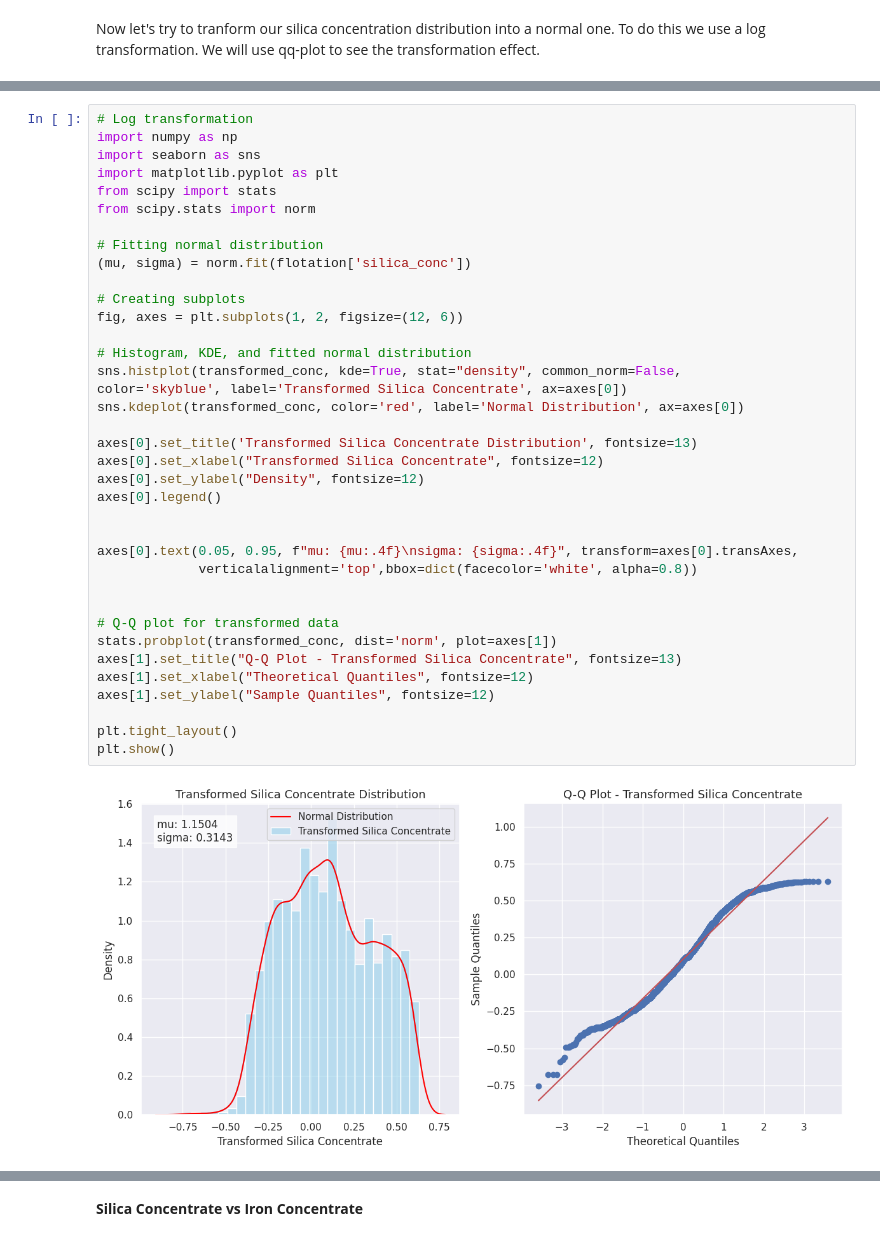
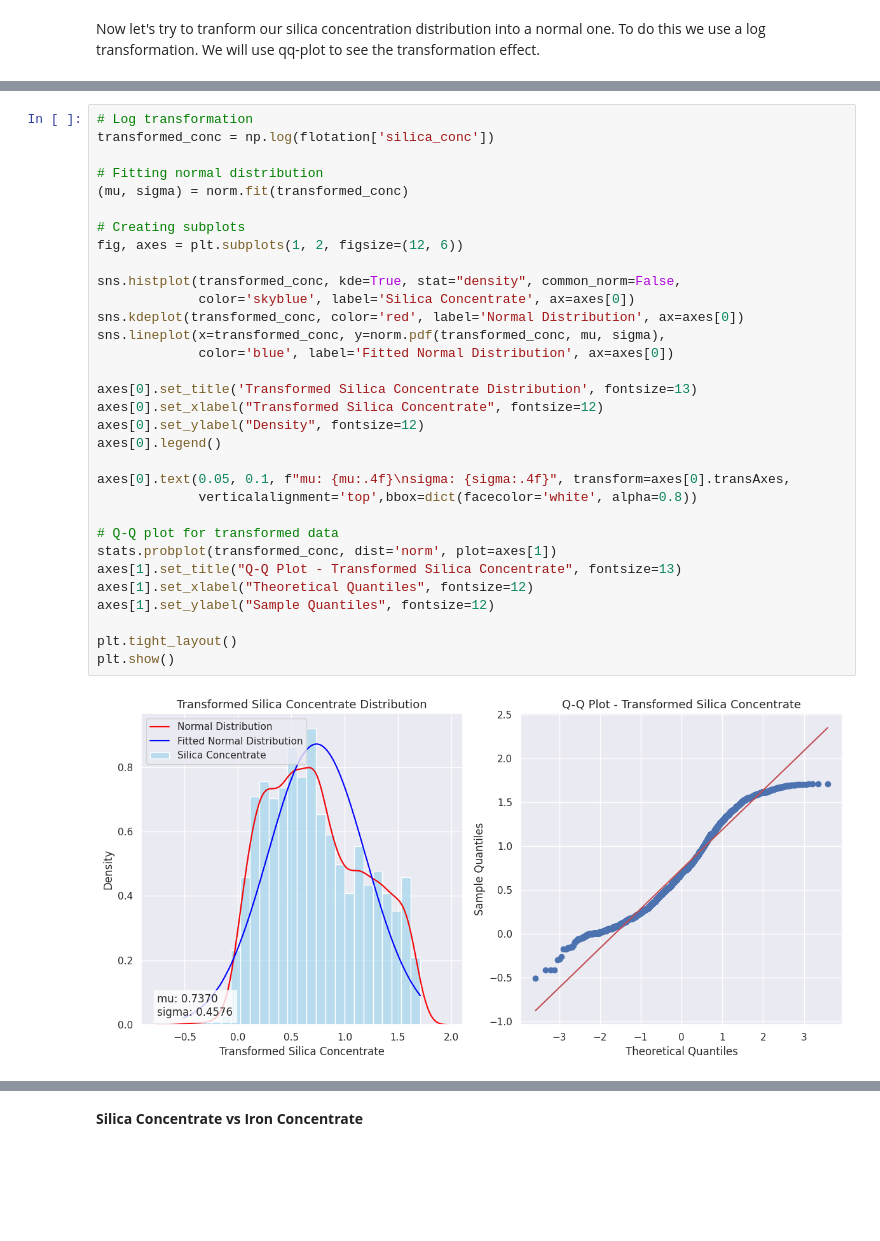
Before and after one commit to arifaygun/ML_Calisma_Notebooklari, a Jupyter notebook: AA_Graduate_Project_2_Silica.ipynb, the cells around one changed output, grey strips where cells are left out. Saved outputs shown, nothing was run; the diff lists cells and outputs as text; blank space fills up the shorter version.

```diff
--- a/AA_Graduate_Project_2_Silica.ipynb
+++ b/AA_Graduate_Project_2_Silica.ipynb
@@ -221,39 +290,34 @@ Now let's try to tranform our silica concentration distribution into a normal on
 # %%
 # Log transformation
-import numpy as np
-import seaborn as sns
-import matplotlib.pyplot as plt
-from scipy import stats
-from scipy.stats import norm
+transformed_conc = np.log(flotation['silica_conc'])
 
 # Fitting normal distribution
-(mu, sigma) = norm.fit(flotation['silica_conc'])
+(mu, sigma) = norm.fit(transformed_conc)
 
 # Creating subplots
 fig, axes = plt.subplots(1, 2, figsize=(12, 6))
 
-# Histogram, KDE, and fitted normal distribution
 sns.histplot(transformed_conc, kde=True, stat="density", common_norm=False,
-color='skyblue', label='Transformed Silica Concentrate', ax=axes[0])
+             color='skyblue', label='Silica Concentrate', ax=axes[0])
 sns.kdeplot(transformed_conc, color='red', label='Normal Distribution', ax=axes[0])
+sns.lineplot(x=transformed_conc, y=norm.pdf(transformed_conc, mu, sigma),
+             color='blue', label='Fitted Normal Distribution', ax=axes[0])
 
 axes[0].set_title('Transformed Silica Concentrate Distribution', fontsize=13)
 axes[0].set_xlabel("Transformed Silica Concentrate", fontsize=12)
 axes[0].set_ylabel("Density", fontsize=12)
 axes[0].legend()
 
-
-axes[0].text(0.05, 0.95, f"mu: {mu:.4f}\nsigma: {sigma:.4f}", transform=axes[0].transAxes,
+axes[0].text(0.05, 0.1, f"mu: {mu:.4f}\nsigma: {sigma:.4f}", transform=axes[0].transAxes,
              verticalalignment='top',bbox=dict(facecolor='white', alpha=0.8))
-
 
 # Q-Q plot for transformed data
 stats.probplot(transformed_conc, dist='norm', plot=axes[1])
 axes[1].set_title("Q-Q Plot - Transformed Silica Concentrate", fontsize=13)
 axes[1].set_xlabel("Theoretical Quantiles", fontsize=12)
 axes[1].set_ylabel("Sample Quantiles", fontsize=12)
 
 plt.tight_layout()
 plt.show()
 # %% [output]
-[figure, old version]
+[figure, new version]
```
Also changed, not shown: parts of 23 cells of this notebook.
